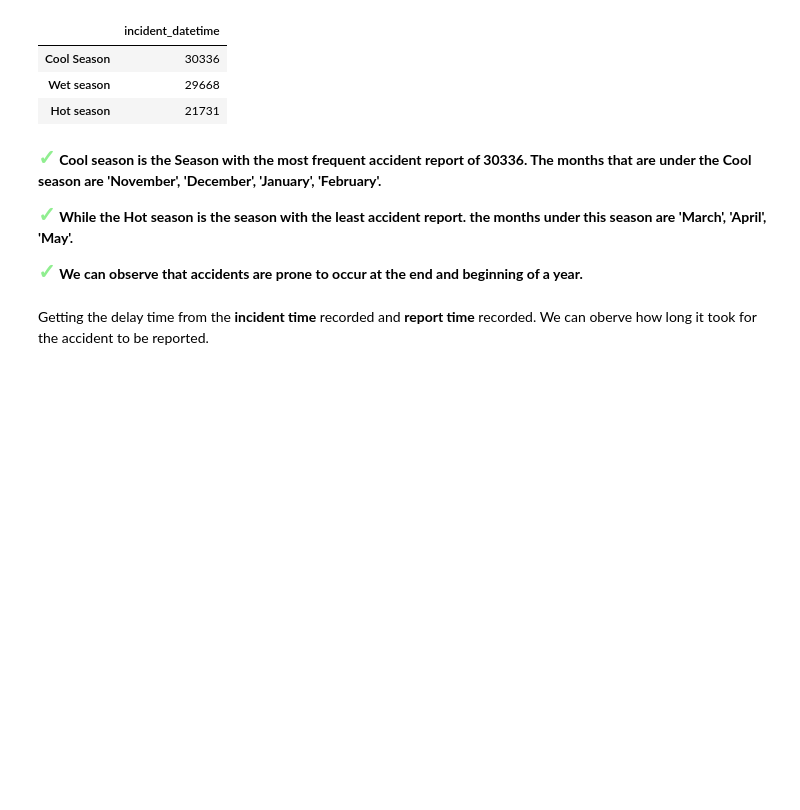
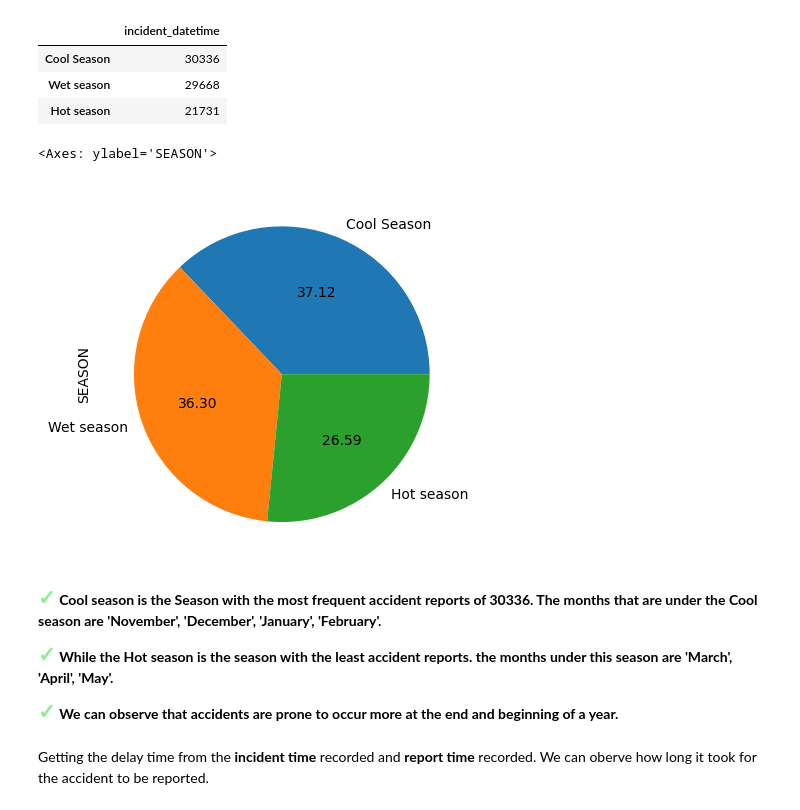
Before and after one commit to LegendSeyi/Thai_Road_Accident_Data_Analysis, a Jupyter notebook: Thai_Road_Accident_data_analysis.ipynb, the cells around one changed output. Drawn from its saved outputs; the diff is of its cells as text; code cells hidden in the pictures; blank space fills up the shorter version.

```diff
--- a/Thai_Road_Accident_data_analysis.ipynb
+++ b/Thai_Road_Accident_data_analysis.ipynb
@@ -933,13 +942,18 @@ month_season.value_counts().to_frame()
 | Cool Season | 30336 |
 | Wet season | 29668 |
 | Hot season | 21731 |
+# %%
+month_season.value_counts().plot(kind='pie',autopct='%.2f', ylabel='SEASON')
+# %% [output]
+<Axes: ylabel='SEASON'>
+[figure, added]
 # %% [markdown]
-<span style='color: lightgreen ; font-size: 1.5em ; font-weight: bold'>&#10003;</span> **Cool season is the Season with the most frequent accident report of 30336. The months that are under the Cool season are 'November', 'December', 'January', 'February'.**
+<span style='color: lightgreen ; font-size: 1.5em ; font-weight: bold'>&#10003;</span> **Cool season is the Season with the most frequent accident reports of 30336. The months that are under the Cool season are 'November', 'December', 'January', 'February'.**
 
 
-<span style='color: lightgreen ; font-size: 1.5em ; font-weight: bold'>&#10003;</span> **While the Hot season is the season with the least accident report. the months under this season are 'March', 'April', 'May'.**
+<span style='color: lightgreen ; font-size: 1.5em ; font-weight: bold'>&#10003;</span> **While the Hot season is the season with the least accident reports. the months under this season are 'March', 'April', 'May'.**
 
-<span style='color: lightgreen ; font-size: 1.5em ; font-weight: bold'>&#10003;</span> **We can observe that accidents are prone to occur at the end and beginning of a year.**
+<span style='color: lightgreen ; font-size: 1.5em ; font-weight: bold'>&#10003;</span> **We can observe that accidents are prone to occur more at the end and beginning of a year.**
 # %% [markdown]
 Getting the delay time from the **incident time** recorded and **report time** recorded. We can oberve how long it took for the accident to be reported.
 # %%
```
Also changed, not shown: parts of 2 cells of this notebook.
